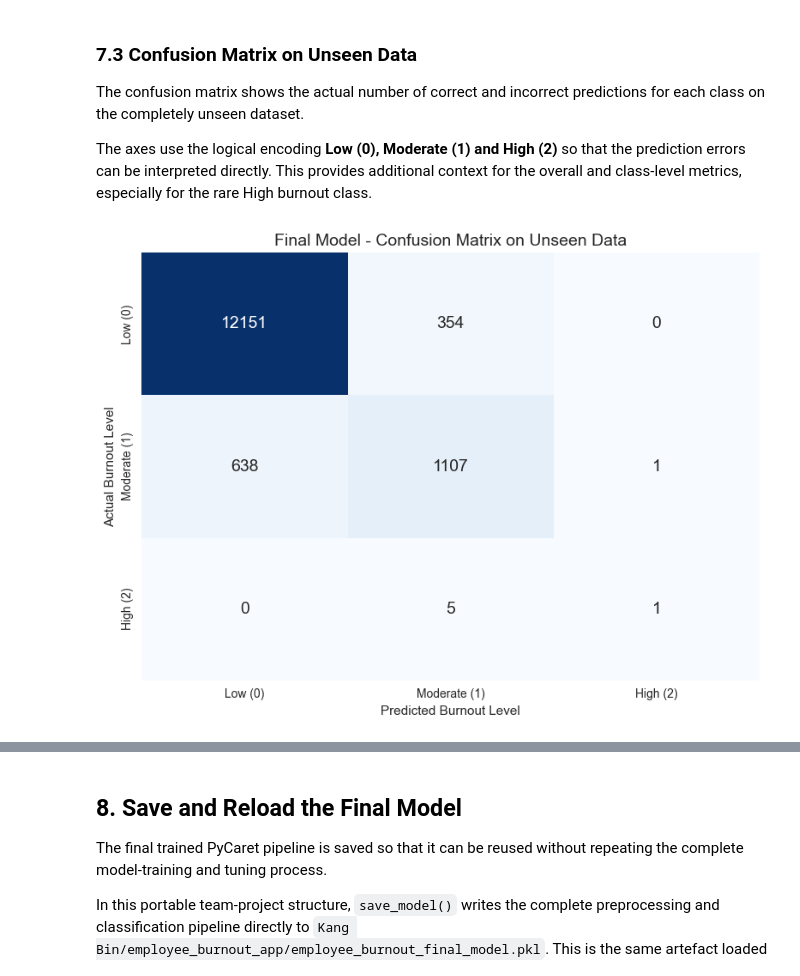
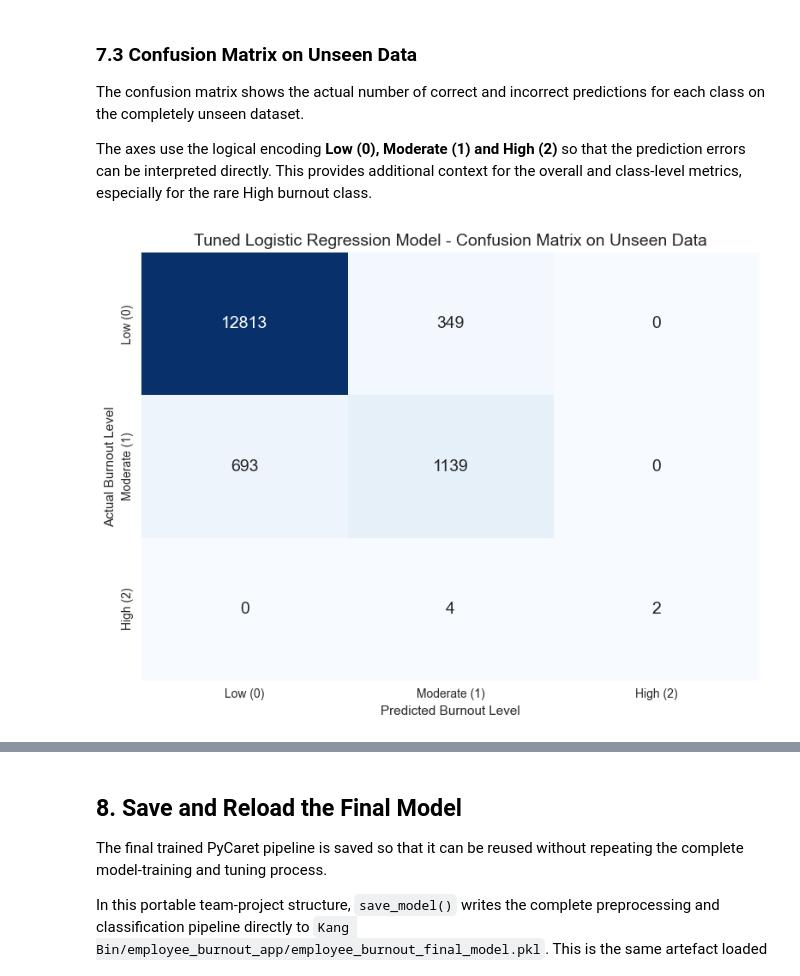
Before and after one commit to KingBisky/IT3385_Team5_Assignment, a Jupyter notebook: notebooks/Kang Bin/KangBin_Task1&2_Final.ipynb, the cells around one changed output, grey strips where cells are left out. Saved outputs shown, nothing was run; the diff lists cells and outputs as text; code cells hidden in the pictures.

Commit message:
Update final burnout notebook and trained model

```diff
--- a/notebooks/Kang Bin/KangBin_Task1&2.ipynb
+++ b/notebooks/Kang Bin/KangBin_Task1&2_Final.ipynb
@@ -806,24 +810,23 @@ Records labelled as Non-binary are therefore excluded as a modelling scope decis
 # %%
-before_rows = len(model_df)
+# Validate the gender categories without removing any valid records
+expected_gender_categories = {'Male', 'Female', 'Non-binary'}
+observed_gender_categories = set(model_df['gender'].dropna().unique())
+unexpected_gender_categories = observed_gender_categories - expected_gender_categories
 
-# Keep only Male and Female
-model_df = model_df[
-    model_df['gender'].isin(['Male', 'Female'])
-].copy()
+if unexpected_gender_categories:
+    raise ValueError(
+        f"Unexpected gender categories found: {sorted(unexpected_gender_categories)}"
+    )
 
-after_rows = len(model_df)
-removed_rows = before_rows - after_rows
+# Summarise the retained categories
+gender_summary = model_df['gender'].value_counts().to_frame('Count')
+gender_summary['Percentage (%)'] = (
+    gender_summary['Count'] / len(model_df) * 100
+).round(2)
 
-print("Before filtering:", before_rows)
-print("After filtering:", after_rows)
-print("Records removed:", removed_rows)
+print('Gender categories retained for modelling:')
+display(gender_summary)
 
-print(
-    "Percentage removed:",
-    round(removed_rows / before_rows * 100, 2),
-    "%"
-)
-
-print("\nGender categories after filtering:")
-print(model_df['gender'].value_counts())
+print(f"Total records retained: {len(model_df):,}")
+print('Records removed due to gender category: 0')
 # %% [output]
@@ -1682,35 +1713,37 @@ from sklearn.metrics import confusion_matrix
 class_order = [0, 1, 2]
 class_names = ['Low (0)', 'Moderate (1)', 'High (2)']
 
-# Compute confusion matrix on completely unseen data
+# Compute confusion matrix for the tuned Logistic Regression model
+# on the completely unseen test dataset
 cm_unseen = confusion_matrix(
     y_unseen,
     y_pred,
     labels=class_order
 )
 
 # Plot confusion matrix
 plt.figure(figsize=(8, 6))
 
 sns.heatmap(
     cm_unseen,
     annot=True,
     annot_kws={'size': 14},
     fmt='g',
     cmap='Blues',
     cbar=False,
     xticklabels=class_names,
     yticklabels=class_names
 )
 
 plt.title(
-    'Final Model - Confusion Matrix on Unseen Data',
+    'Tuned Logistic Regression Model - Confusion Matrix on Unseen Data',
     fontsize=14
 )
 plt.xlabel('Predicted Burnout Level')
 plt.ylabel('Actual Burnout Level')
+
 plt.tight_layout()
 plt.show()
 # %% [output]
-[figure, old version]
+[figure, new version]
 # %% [markdown]
```
Also changed, not shown: parts of 45 cells of this notebook, 1 other file.
